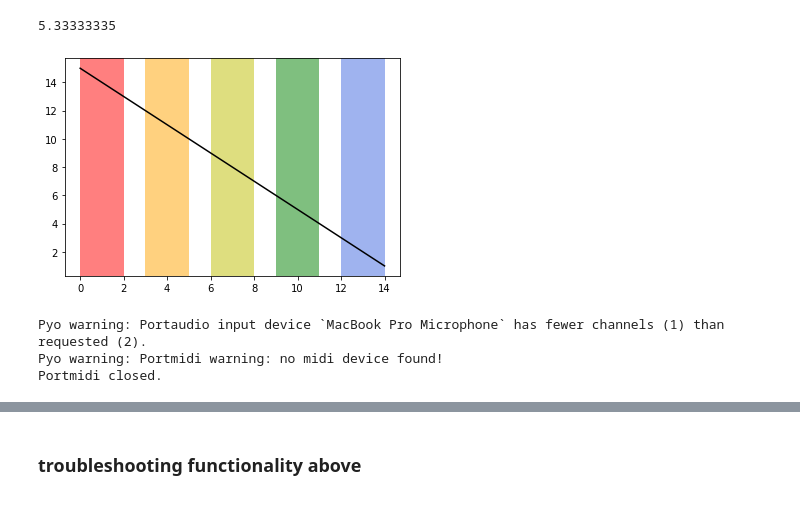
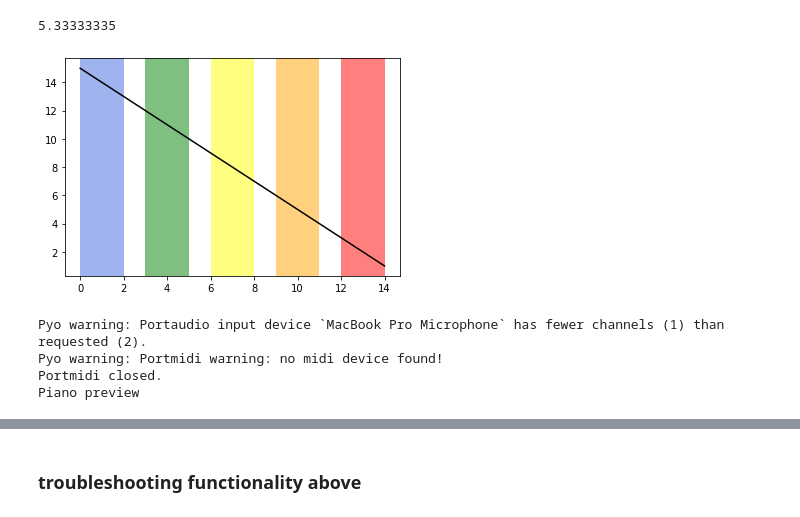
Before and after one commit to spacetelescope/astronify, a Jupyter notebook: notebooks/astronify-snapshots-hack.ipynb, the cells around one changed output, grey strips where cells are left out. Saved outputs shown, nothing was run; the diff lists cells and outputs as text; code cells hidden in the pictures.

```diff
--- a/notebooks/astronify-snapshots-hack.ipynb
+++ b/notebooks/astronify-snapshots-hack.ipynb
@@ -166,18 +170,19 @@ np.sum([1.86666667, 1.46666667, 1.06666667, 0.66666667, 0.26666667])
 5.33333335
 # %%
 # Call SoniSeries instance and feed it our data
-data_soni = SoniSeries(data_table)
+data_soni = SoniSeries(data_table, preview_type="piano")
 # Calling SeriesPreviews from SoniSeries object
 data_soni_preview = data_soni.preview_object
 
 # Sonifying preview of our data + playing
 data_soni_preview.sonify_preview()
 data_soni_preview.play_preview()
 # %% [output]
-[figure, old version]
+[figure, new version]
 Pyo warning: Portaudio input device `MacBook Pro Microphone` has fewer channels (1) than requested (2).
 Pyo warning: Portmidi warning: no midi device found!
 Portmidi closed.
+Piano preview
 # %%
 amps = [0.02040816, 0.08163265, 0.14285714, 0.20408163, 0.26530612]
 
```
Also changed, not shown: parts of 14 cells of this notebook, 7 other files.
